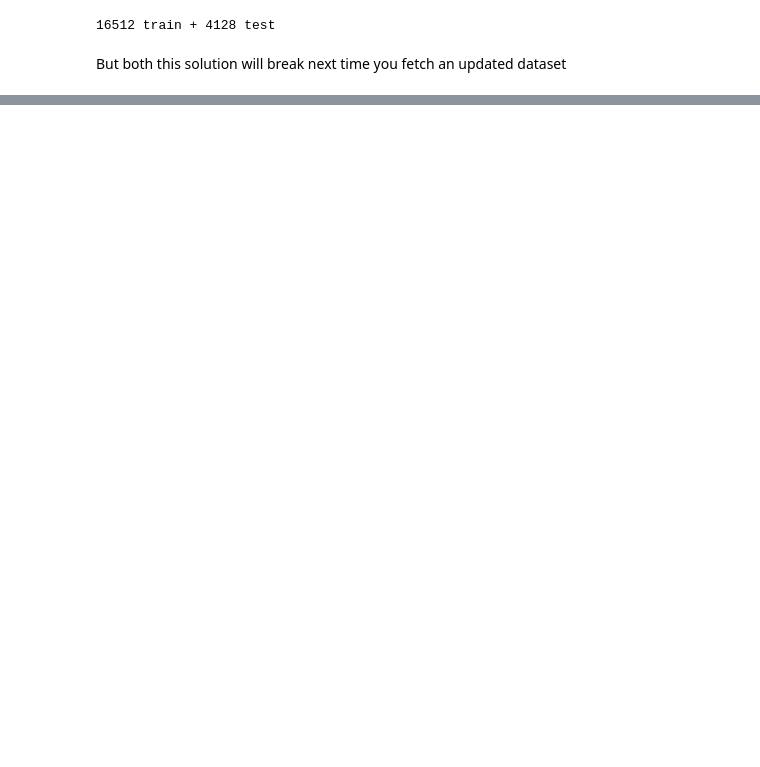
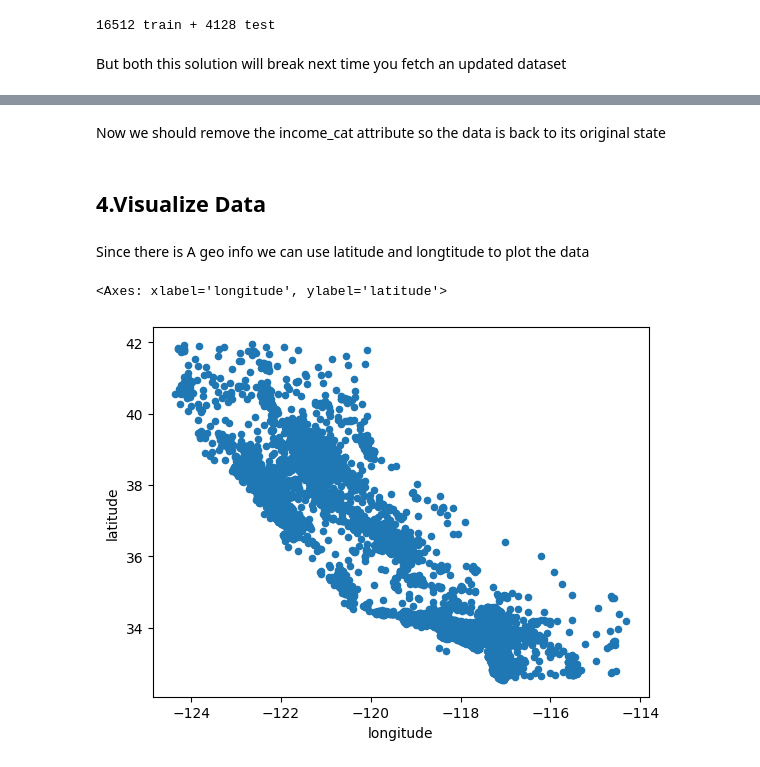
Before and after one commit to Chamiln17/Machine-Learning-Projects, a Jupyter notebook: Housing.ipynb, the cells around one changed output, grey strips where cells are left out. Drawn from its saved outputs; the diff is of its cells as text; code cells hidden in the pictures; blank space fills up the shorter version.

Commit message:
visualized the data

```diff
--- a/Housing.ipynb
+++ b/Housing.ipynb
@@ -3,13 +3,12 @@
 # %%
 import os
 import tarfile
-from six.moves import urllib
-DOWNLOAD_ROOT = "https://raw.githubusercontent.com/ageron/handson-ml/master/"
-HOUSING_PATH = "datasets/housing"
-HOUSING_URL = DOWNLOAD_ROOT + HOUSING_PATH + "/housing.tgz"
+import urllib
+DOWNLOAD_ROOT = "https://raw.githubusercontent.com/ageron/handson-ml2/master/"
+HOUSING_PATH = os.path.join("datasets", "housing")
+HOUSING_URL = DOWNLOAD_ROOT + "datasets/housing/housing.tgz"
 def fetch_housing_data(housing_url=HOUSING_URL, housing_path=HOUSING_PATH):
- if not os.path.isdir(housing_path):
-     os.makedirs(housing_path)
+ os.makedirs(housing_path, exist_ok=True)
  tgz_path = os.path.join(housing_path, "housing.tgz")
  urllib.request.urlretrieve(housing_url, tgz_path)
  housing_tgz = tarfile.open(tgz_path)
@@ -111,3 +110,7 @@ But both this solution will break next time you fetch an updated dataset
 # %%
 from sklearn.model_selection import train_test_split
 train_set, test_set = train_test_split(housing, test_size=0.2, random_state=42)
+# %%
+housing["income_cat"] = pd.cut(housing["median_income"],
+ bins=[0., 1.5, 3.0, 4.5, 6., np.inf],
+ labels=[1, 2, 3, 4, 5])
@@ -113,0 +119,6 @@ train_set, test_set = train_test_split(housing, test_size=0.2, random_state=42)
+# %%
+from sklearn.model_selection import StratifiedShuffleSplit
+split = StratifiedShuffleSplit(n_splits=1, test_size=0.2, random_state=42)
+for train_index, test_index in split.split(housing, housing["income_cat"]):
+ strat_train_set = housing.loc[train_index]
+ strat_test_set = housing.loc[test_index]
@@ -113,0 +135,3 @@ train_set, test_set = train_test_split(housing, test_size=0.2, random_state=42)
+# %% [markdown]
+Now we should remove the income_cat attribute so the data is back to its original
+state
@@ -113,0 +141,11 @@ train_set, test_set = train_test_split(housing, test_size=0.2, random_state=42)
+# %% [markdown]
+## 4.Visualize Data
+# %%
+housing = strat_train_set.copy()
+# %% [markdown]
+Since there is A geo info we can use latitude and longtitude to plot the data
+# %%
+housing.plot(kind="scatter", x="longitude", y="latitude")
+# %% [output]
+<Axes: xlabel='longitude', ylabel='latitude'>
+[figure, added]
```
Also changed, not shown: parts of 9 cells of this notebook.
